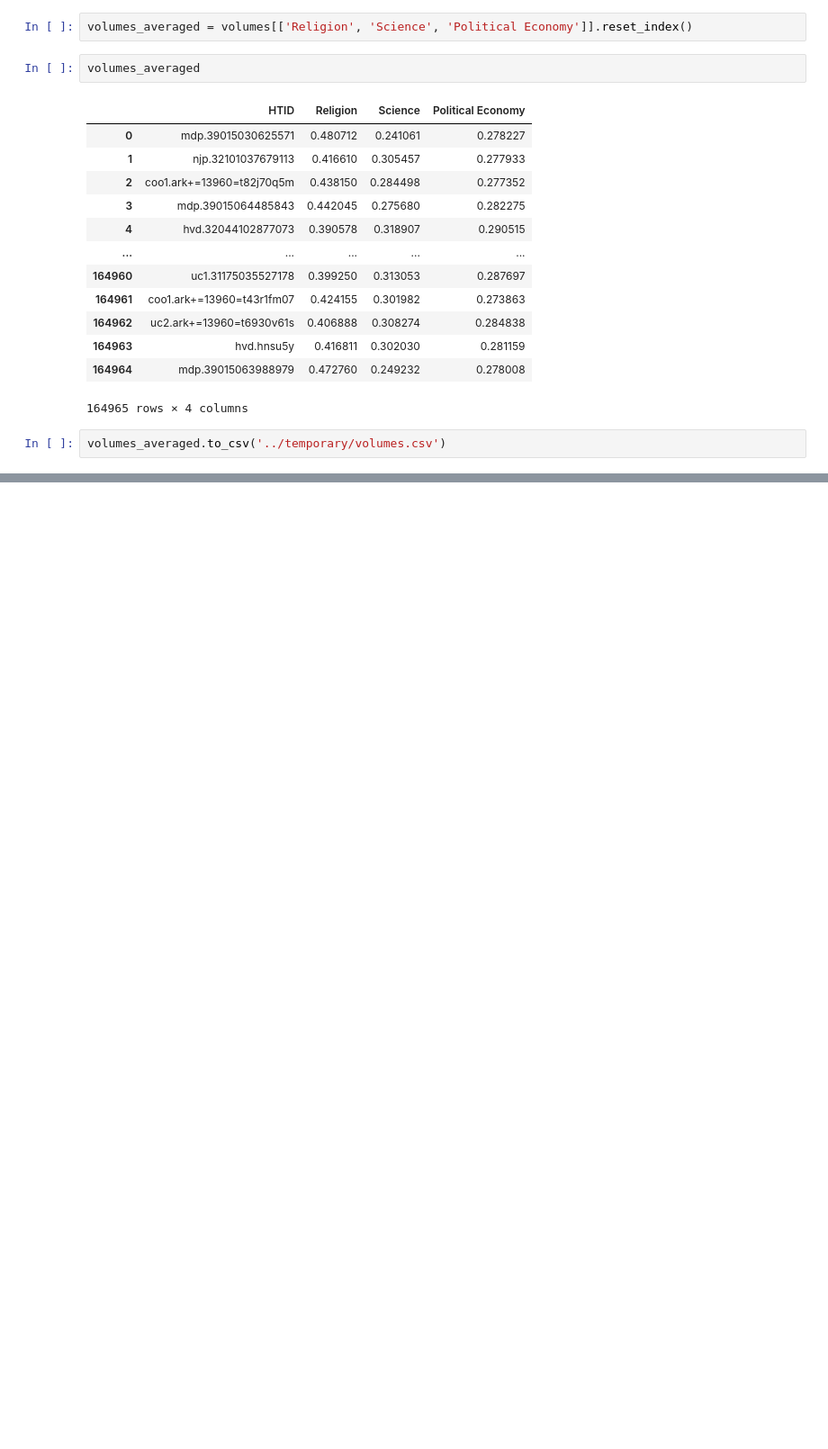
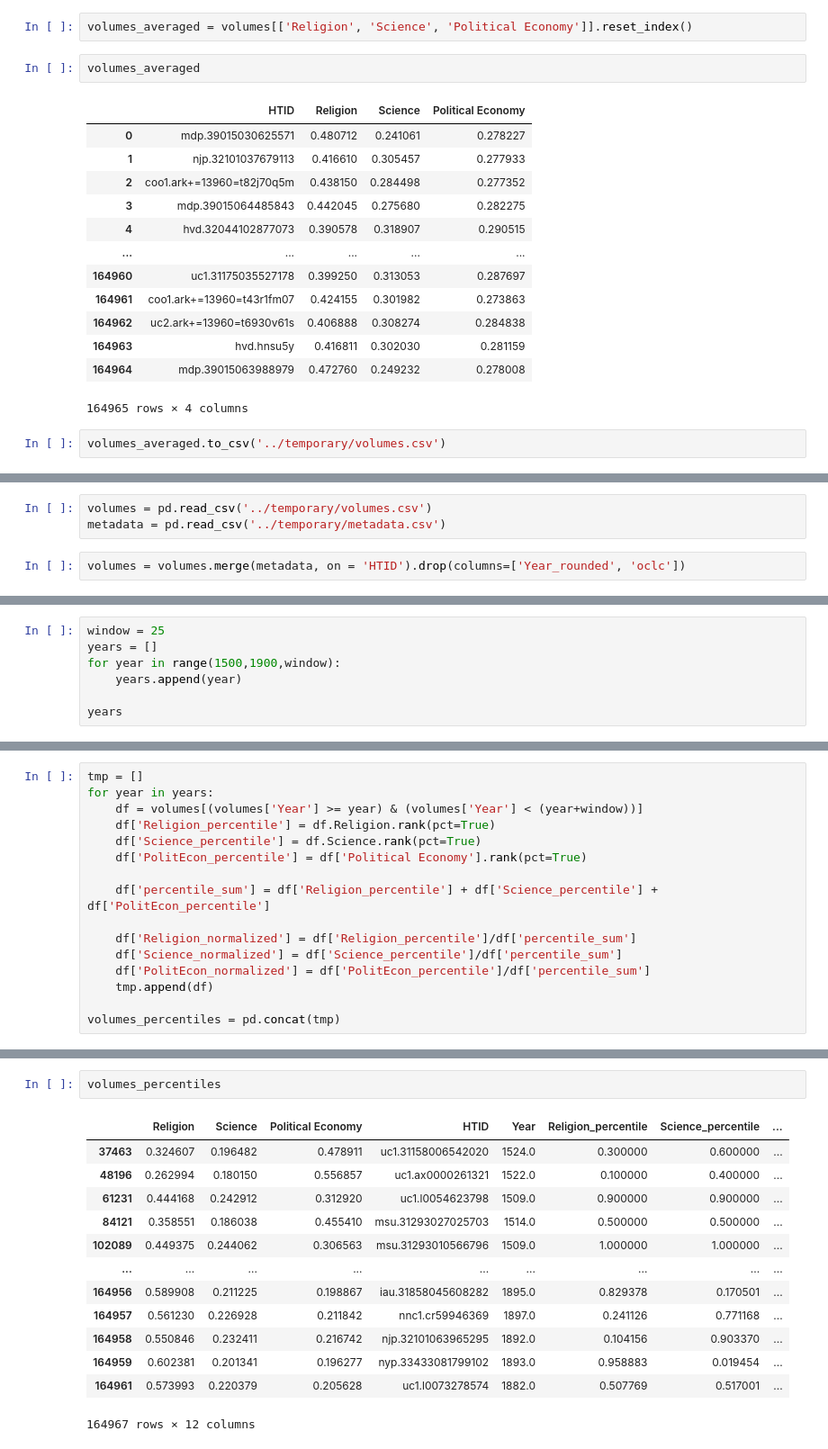
Before and after one commit to austinkennedy/Hathitrust, a Jupyter notebook: code/sample_weights.ipynb, the cells around one changed output, grey strips where cells are left out. Shown at 90% size. Saved outputs shown, nothing was run; the diff lists cells and outputs as text; blank space fills up the shorter version.

```diff
--- a/code/sample_weights.ipynb
+++ b/code/sample_weights.ipynb
@@ -70,0 +75,5 @@ volumes_averaged.to_csv('../temporary/volumes.csv')
+# %%
+volumes = pd.read_csv('../temporary/volumes.csv')
+metadata = pd.read_csv('../temporary/metadata.csv')
+# %%
+volumes = volumes.merge(metadata, on = 'HTID').drop(columns=['Year_rounded', 'oclc'])
@@ -70,0 +96,7 @@ volumes_averaged.to_csv('../temporary/volumes.csv')
+# %%
+window = 25
+years = []
+for year in range(1500,1900,window):
+    years.append(year)
+
+years
@@ -70,0 +120,16 @@ volumes_averaged.to_csv('../temporary/volumes.csv')
+# %%
+tmp = []
+for year in years:
+    df = volumes[(volumes['Year'] >= year) & (volumes['Year'] < (year+window))]
+    df['Religion_percentile'] = df.Religion.rank(pct=True)
+    df['Science_percentile'] = df.Science.rank(pct=True)
+    df['PolitEcon_percentile'] = df['Political Economy'].rank(pct=True)
+
+    df['percentile_sum'] = df['Religion_percentile'] + df['Science_percentile'] + df['PolitEcon_percentile']
+
+    df['Religion_normalized'] = df['Religion_percentile']/df['percentile_sum']
+    df['Science_normalized'] = df['Science_percentile']/df['percentile_sum']
+    df['PolitEcon_normalized'] = df['PolitEcon_percentile']/df['percentile_sum']
+    tmp.append(df)
+
+volumes_percentiles = pd.concat(tmp)
@@ -70,0 +154,16 @@ volumes_averaged.to_csv('../temporary/volumes.csv')
+# %%
+volumes_percentiles
+# %% [output]
+|  | Religion | Science | Political Economy | HTID | Year | Religion_percentile | Science_percentile | ... |
+| 37463 | 0.324607 | 0.196482 | 0.478911 | uc1.31158006542020 | 1524.0 | 0.300000 | 0.600000 | ... |
+| 48196 | 0.262994 | 0.180150 | 0.556857 | uc1.ax0000261321 | 1522.0 | 0.100000 | 0.400000 | ... |
+| 61231 | 0.444168 | 0.242912 | 0.312920 | uc1.l0054623798 | 1509.0 | 0.900000 | 0.900000 | ... |
+| 84121 | 0.358551 | 0.186038 | 0.455410 | msu.31293027025703 | 1514.0 | 0.500000 | 0.500000 | ... |
+| 102089 | 0.449375 | 0.244062 | 0.306563 | msu.31293010566796 | 1509.0 | 1.000000 | 1.000000 | ... |
+| ... | ... | ... | ... | ... | ... | ... | ... | ... |
+| 164956 | 0.589908 | 0.211225 | 0.198867 | iau.31858045608282 | 1895.0 | 0.829378 | 0.170501 | ... |
+| 164957 | 0.561230 | 0.226928 | 0.211842 | nnc1.cr59946369 | 1897.0 | 0.241126 | 0.771168 | ... |
+| 164958 | 0.550846 | 0.232411 | 0.216742 | njp.32101063965295 | 1892.0 | 0.104156 | 0.903370 | ... |
+| 164959 | 0.602381 | 0.201341 | 0.196277 | nyp.33433081799102 | 1893.0 | 0.958883 | 0.019454 | ... |
+| 164961 | 0.573993 | 0.220379 | 0.205628 | uc1.l0073278574 | 1882.0 | 0.507769 | 0.517001 | ... |
+164967 rows × 12 columns
```
Also changed, not shown: parts of 5 cells of this notebook, 3 other files.
